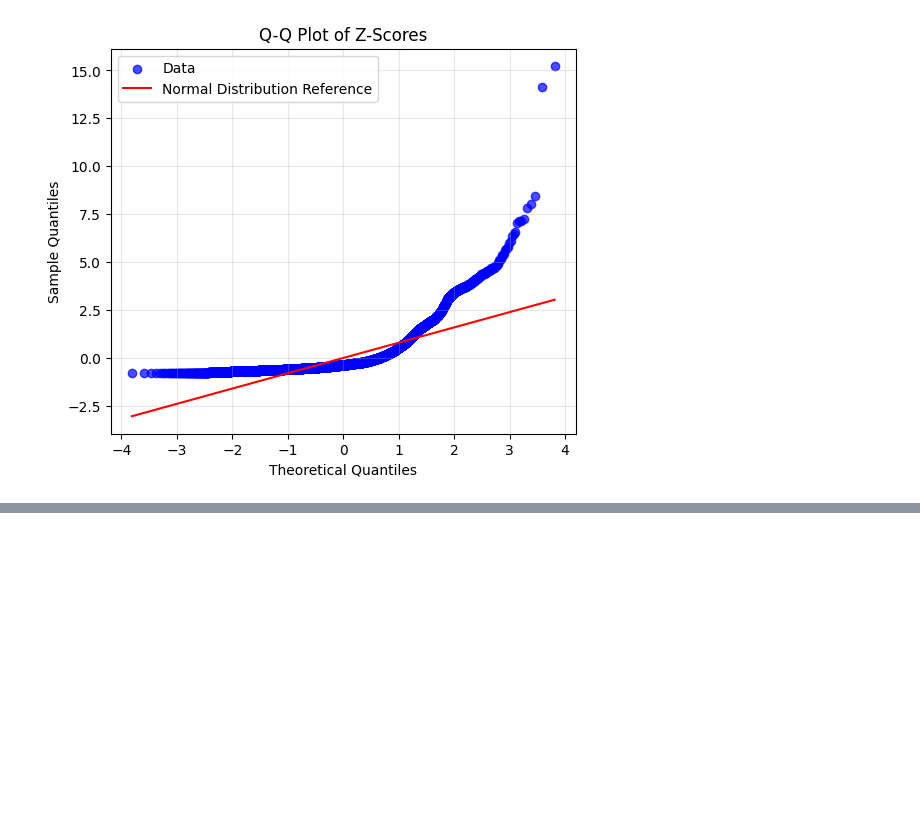
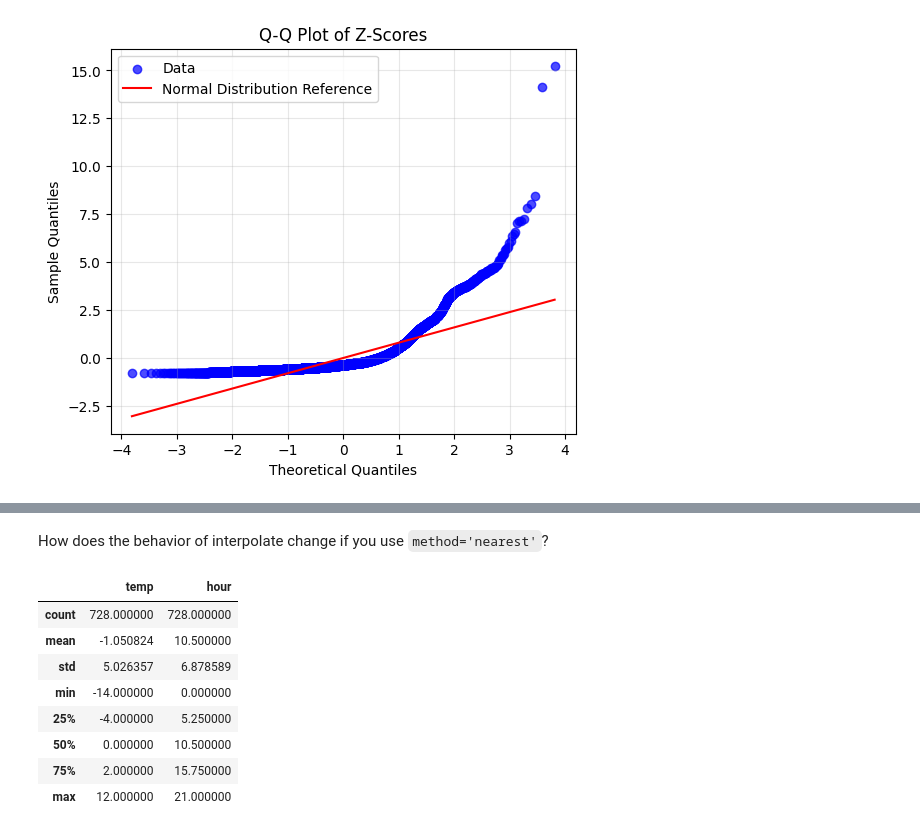
Before and after one commit to valatwork/excel-with-python-and-r, a Jupyter notebook: project/006P-workout-2.ipynb, the cells around one changed output, grey strips where cells are left out. Saved outputs shown, nothing was run; the diff lists cells and outputs as text; code cells hidden in the pictures; blank space fills up the shorter version.

```diff
--- a/project/006P-workout-2.ipynb
+++ b/project/006P-workout-2.ipynb
@@ -502,0 +593,15 @@ plt.show()
+# %% [markdown]
+How does the behavior of interpolate change if you use `method='nearest'`?
+# %%
+df_int_nearest = df_nan.interpolate(method='nearest')
+df_int_nearest.describe()
+# %% [output]
+|  | temp | hour |
+| count | 728.000000 | 728.000000 |
+| mean | -1.050824 | 10.500000 |
+| std | 5.026357 | 6.878589 |
+| min | -14.000000 | 0.000000 |
+| 25% | -4.000000 | 5.250000 |
+| 50% | 0.000000 | 10.500000 |
+| 75% | 2.000000 | 15.750000 |
+| max | 12.000000 | 21.000000 |
```
Also changed, not shown: parts of 26 cells of this notebook.
